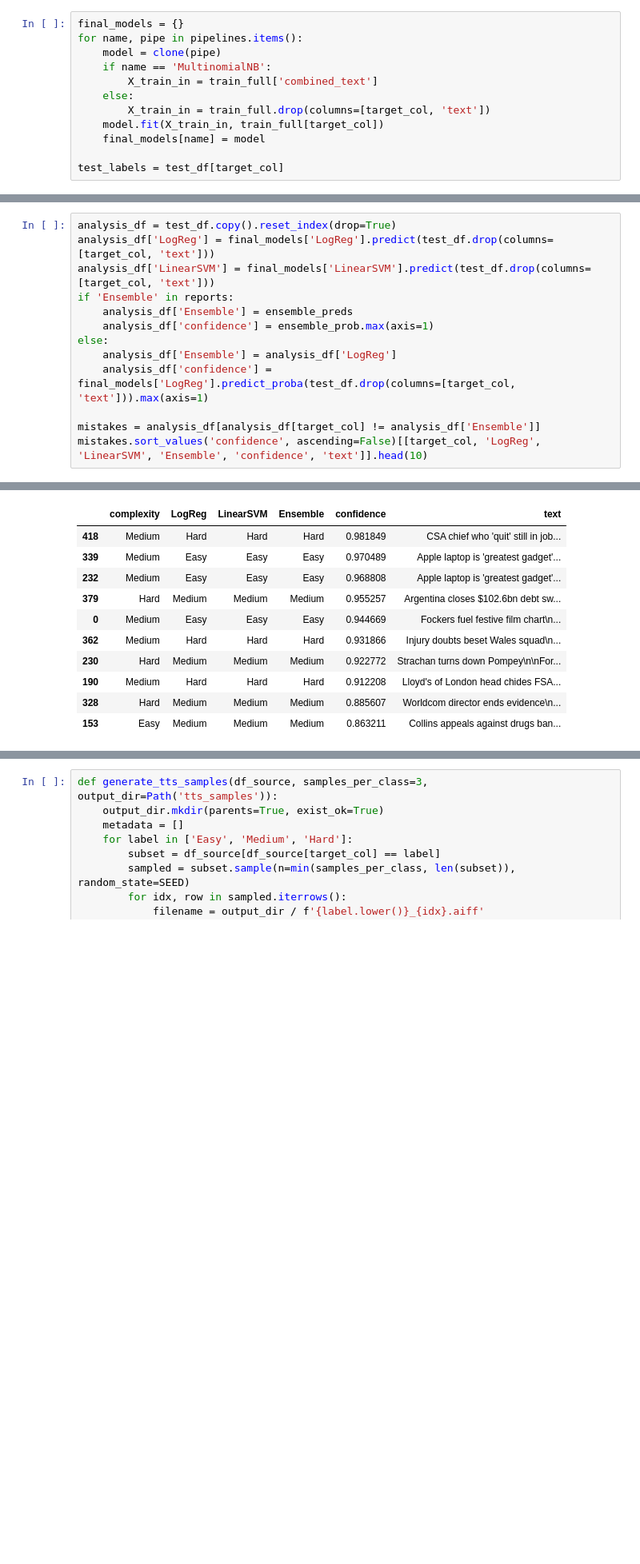
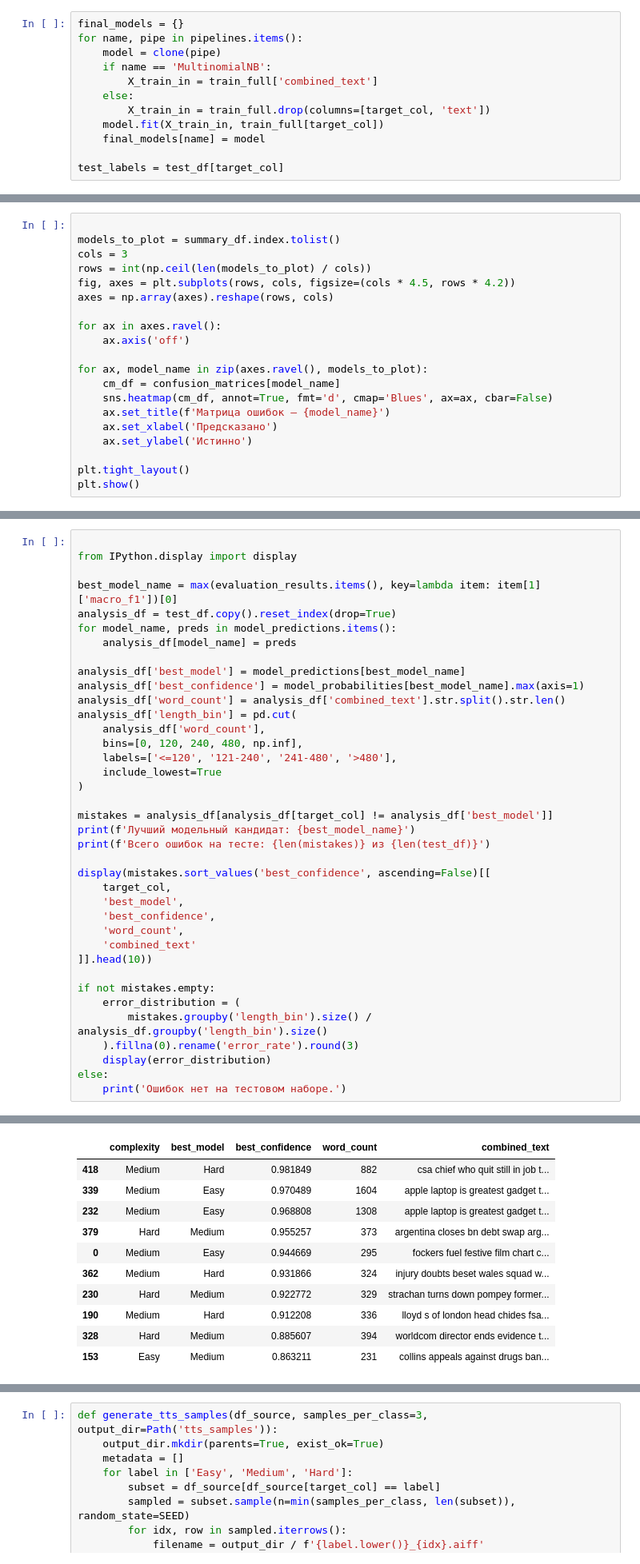
Before and after one commit to GuziiIV/urfu_NLP_project, a Jupyter notebook: bbc_news_classification.ipynb, the cells around one changed output, grey strips where cells are left out. Shown at 80% size. Drawn from its saved outputs; the diff is of its cells as text; blank space fills up the shorter version.

Commit message:
add neural and transformer models with evaluation to BBC notebook

```diff
--- a/bbc_news_classification.ipynb
+++ b/bbc_news_classification.ipynb
@@ -359,0 +764,20 @@ if 'Ensemble' in reports:
+# %%
+
+models_to_plot = summary_df.index.tolist()
+cols = 3
+rows = int(np.ceil(len(models_to_plot) / cols))
+fig, axes = plt.subplots(rows, cols, figsize=(cols * 4.5, rows * 4.2))
+axes = np.array(axes).reshape(rows, cols)
+
+for ax in axes.ravel():
+    ax.axis('off')
+
+for ax, model_name in zip(axes.ravel(), models_to_plot):
+    cm_df = confusion_matrices[model_name]
+    sns.heatmap(cm_df, annot=True, fmt='d', cmap='Blues', ax=ax, cbar=False)
+    ax.set_title(f'Матрица ошибок — {model_name}')
+    ax.set_xlabel('Предсказано')
+    ax.set_ylabel('Истинно')
+
+plt.tight_layout()
+plt.show()
@@ -360,14 +786,39 @@ if 'Ensemble' in reports:
 # %%
+
+from IPython.display import display
+
+best_model_name = max(evaluation_results.items(), key=lambda item: item[1]['macro_f1'])[0]
 analysis_df = test_df.copy().reset_index(drop=True)
-analysis_df['LogReg'] = final_models['LogReg'].predict(test_df.drop(columns=[target_col, 'text']))
-analysis_df['LinearSVM'] = final_models['LinearSVM'].predict(test_df.drop(columns=[target_col, 'text']))
-if 'Ensemble' in reports:
-    analysis_df['Ensemble'] = ensemble_preds
-    analysis_df['confidence'] = ensemble_prob.max(axis=1)
+for model_name, preds in model_predictions.items():
+    analysis_df[model_name] = preds
+
+analysis_df['best_model'] = model_predictions[best_model_name]
+analysis_df['best_confidence'] = model_probabilities[best_model_name].max(axis=1)
+analysis_df['word_count'] = analysis_df['combined_text'].str.split().str.len()
+analysis_df['length_bin'] = pd.cut(
+    analysis_df['word_count'],
+    bins=[0, 120, 240, 480, np.inf],
+    labels=['<=120', '121-240', '241-480', '>480'],
+    include_lowest=True
+)
+
+mistakes = analysis_df[analysis_df[target_col] != analysis_df['best_model']]
+print(f'Лучший модельный кандидат: {best_model_name}')
+print(f'Всего ошибок на тесте: {len(mistakes)} из {len(test_df)}')
+
+display(mistakes.sort_values('best_confidence', ascending=False)[[
+    target_col,
+    'best_model',
+    'best_confidence',
+    'word_count',
+    'combined_text'
+]].head(10))
+
+if not mistakes.empty:
+    error_distribution = (
+        mistakes.groupby('length_bin').size() / analysis_df.groupby('length_bin').size()
+    ).fillna(0).rename('error_rate').round(3)
+    display(error_distribution)
 else:
-    analysis_df['Ensemble'] = analysis_df['LogReg']
-    analysis_df['confidence'] = final_models['LogReg'].predict_proba(test_df.drop(columns=[target_col, 'text'])).max(axis=1)
-
-mistakes = analysis_df[analysis_df[target_col] != analysis_df['Ensemble']]
-mistakes.sort_values('confidence', ascending=False)[[target_col, 'LogReg', 'LinearSVM', 'Ensemble', 'confidence', 'text']].head(10)
+    print('Ошибок нет на тестовом наборе.')
 # %% [output]
@@ -374,11 +827,11 @@ mistakes.sort_values('confidence', ascending=False)[[target_col, 'LogReg', 'Line
-|  | complexity | LogReg | LinearSVM | Ensemble | confidence | text |
-| 418 | Medium | Hard | Hard | Hard | 0.981849 | CSA chief who 'quit' still in job... |
-| 339 | Medium | Easy | Easy | Easy | 0.970489 | Apple laptop is 'greatest gadget'... |
-| 232 | Medium | Easy | Easy | Easy | 0.968808 | Apple laptop is 'greatest gadget'... |
-| 379 | Hard | Medium | Medium | Medium | 0.955257 | Argentina closes $102.6bn debt sw... |
-| 0 | Medium | Easy | Easy | Easy | 0.944669 | Fockers fuel festive film chart\n... |
-| 362 | Medium | Hard | Hard | Hard | 0.931866 | Injury doubts beset Wales squad\n... |
-| 230 | Hard | Medium | Medium | Medium | 0.922772 | Strachan turns down Pompey\n\nFor... |
-| 190 | Medium | Hard | Hard | Hard | 0.912208 | Lloyd's of London head chides FSA... |
-| 328 | Hard | Medium | Medium | Medium | 0.885607 | Worldcom director ends evidence\n... |
-| 153 | Easy | Medium | Medium | Medium | 0.863211 | Collins appeals against drugs ban... |
+|  | complexity | best_model | best_confidence | word_count | combined_text |
+| 418 | Medium | Hard | 0.981849 | 882 | csa chief who quit still in job t... |
+| 339 | Medium | Easy | 0.970489 | 1604 | apple laptop is greatest gadget t... |
+| 232 | Medium | Easy | 0.968808 | 1308 | apple laptop is greatest gadget t... |
+| 379 | Hard | Medium | 0.955257 | 373 | argentina closes bn debt swap arg... |
+| 0 | Medium | Easy | 0.944669 | 295 | fockers fuel festive film chart c... |
+| 362 | Medium | Hard | 0.931866 | 324 | injury doubts beset wales squad w... |
+| 230 | Hard | Medium | 0.922772 | 329 | strachan turns down pompey former... |
+| 190 | Medium | Hard | 0.912208 | 336 | lloyd s of london head chides fsa... |
+| 328 | Hard | Medium | 0.885607 | 394 | worldcom director ends evidence t... |
+| 153 | Easy | Medium | 0.863211 | 231 | collins appeals against drugs ban... |
```
Also changed, not shown: parts of 23 cells of this notebook.
